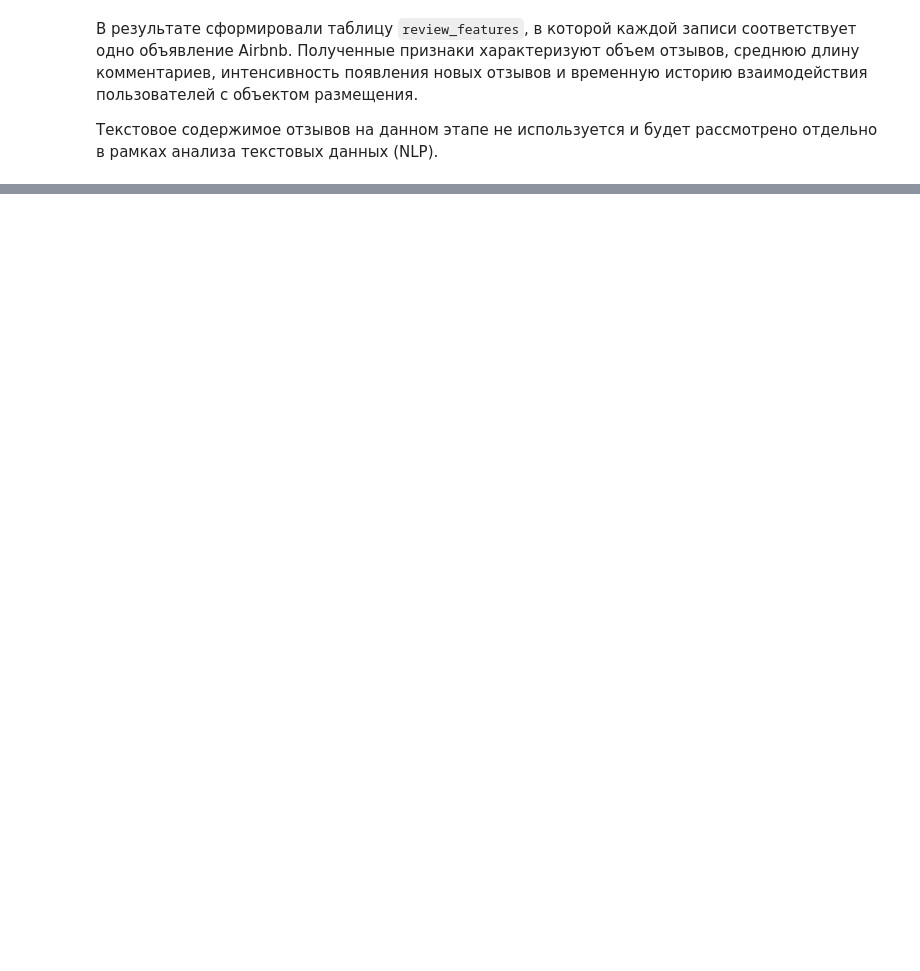
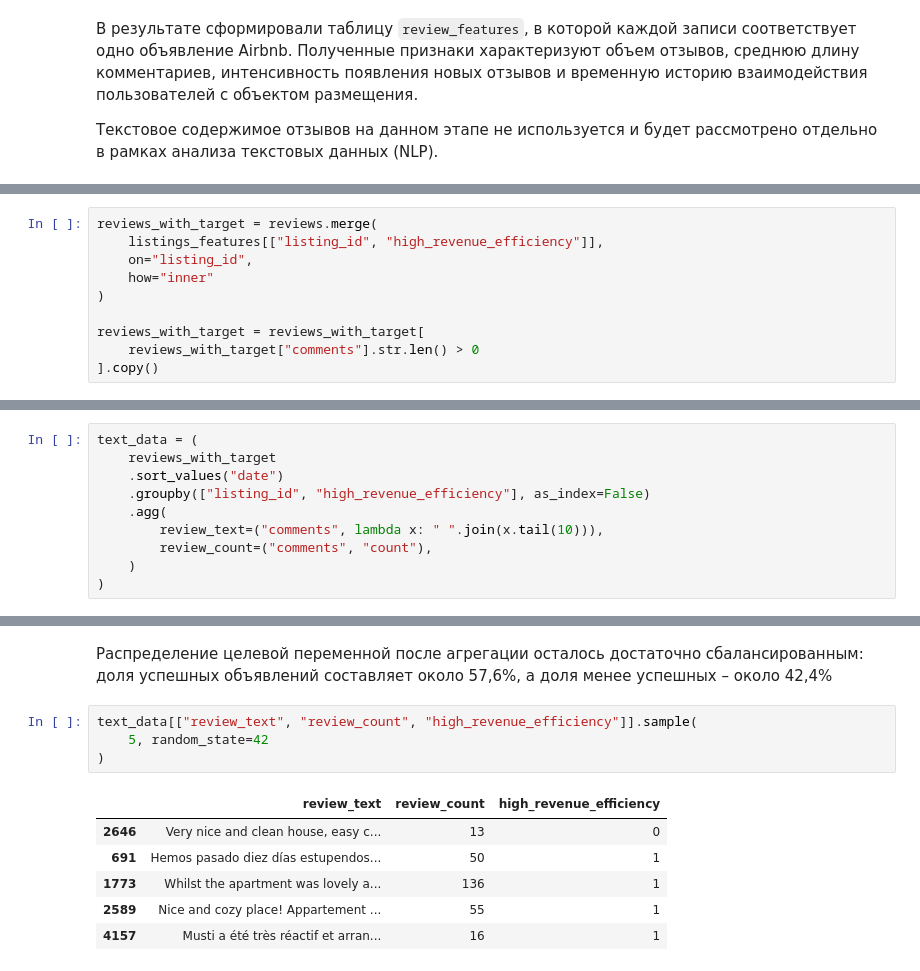
Before and after one commit to soooofiapere/airbnb_prediction_GP5, a Jupyter notebook: notebooks/airbnb_eda.ipynb, the cells around one changed output, grey strips where cells are left out. Saved outputs shown, nothing was run; the diff lists cells and outputs as text; blank space fills up the shorter version.

```diff
--- a/notebooks/airbnb_eda.ipynb
+++ b/notebooks/airbnb_eda.ipynb
@@ -965,0 +1028,10 @@ review_features.sample(5, random_state=42)
+# %%
+reviews_with_target = reviews.merge(
+    listings_features[["listing_id", "high_revenue_efficiency"]],
+    on="listing_id",
+    how="inner"
+)
+
+reviews_with_target = reviews_with_target[
+    reviews_with_target["comments"].str.len() > 0
+].copy()
@@ -965,0 +1042,10 @@ review_features.sample(5, random_state=42)
+# %%
+text_data = (
+    reviews_with_target
+    .sort_values("date")
+    .groupby(["listing_id", "high_revenue_efficiency"], as_index=False)
+    .agg(
+        review_text=("comments", lambda x: " ".join(x.tail(10))),
+        review_count=("comments", "count"),
+    )
+)
@@ -965,0 +1062,13 @@ review_features.sample(5, random_state=42)
+# %% [markdown]
+Распределение целевой переменной после агрегации осталось достаточно сбалансированным: доля успешных объявлений составляет около 57,6%, а доля менее успешных – около 42,4%
+# %%
+text_data[["review_text", "review_count", "high_revenue_efficiency"]].sample(
+    5, random_state=42
+)
+# %% [output]
+|  | review_text | review_count | high_revenue_efficiency |
+| 2646 | Very nice and clean house, easy c... | 13 | 0 |
+| 691 | Hemos pasado diez días estupendos... | 50 | 1 |
+| 1773 | Whilst the apartment was lovely a... | 136 | 1 |
+| 2589 | Nice and cozy place! Appartement ... | 55 | 1 |
+| 4157 | Musti a été très réactif et arran... | 16 | 1 |
```
Also changed, not shown: parts of 17 cells of this notebook.
